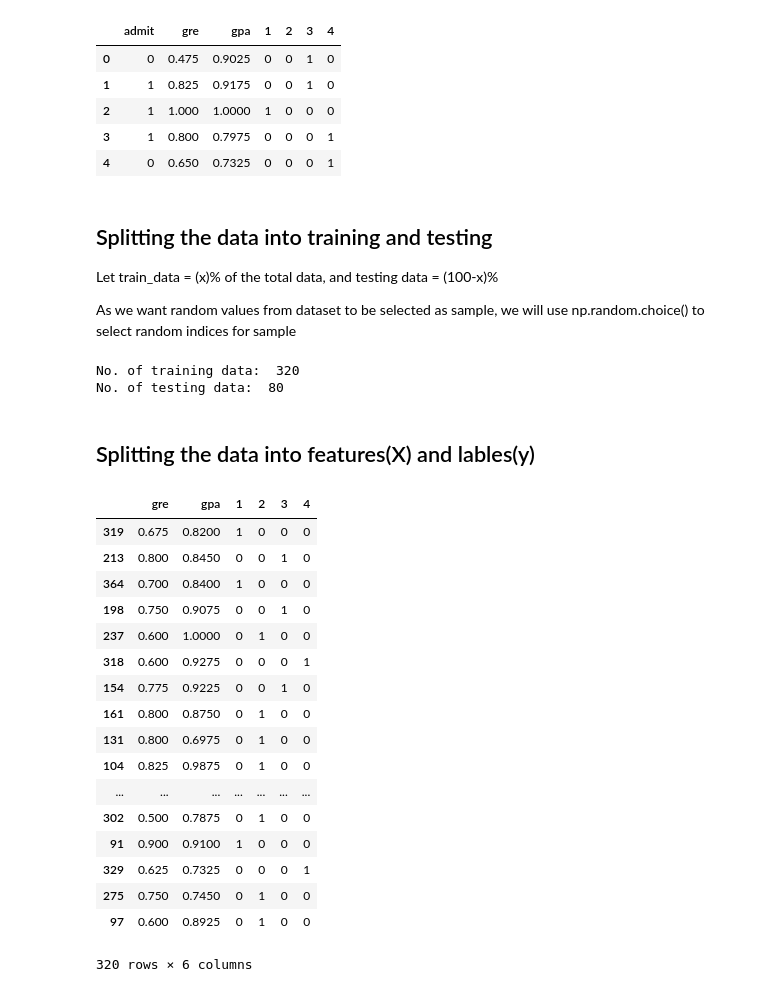
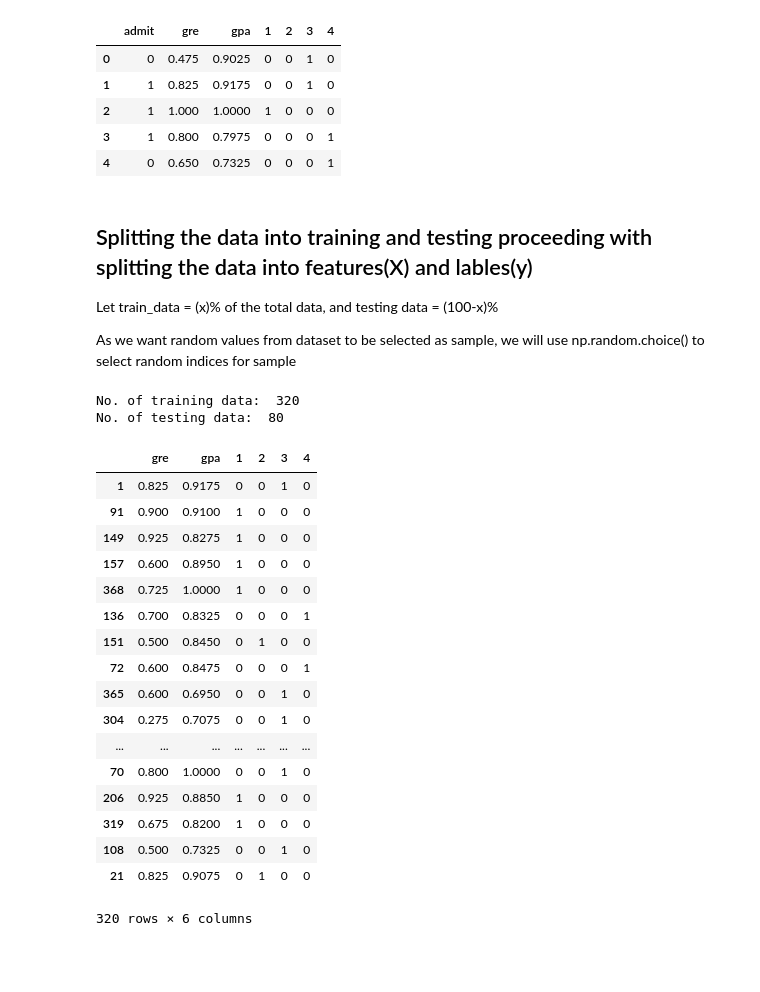
Before and after one commit to vipul02/DeepLearning, a Jupyter notebook: 2. Neural Networks/2. Gradient Descent/Student Admissions at UCLA.ipynb, the cells around one changed output. Saved outputs shown, nothing was run; the diff lists cells and outputs as text; code cells hidden in the pictures; blank space fills up the shorter version.

Commit message:
Combining both the splits

```diff
--- a/2. Neural Networks/2. Gradient Descent/Student Admissions at UCLA.ipynb
+++ b/2. Neural Networks/2. Gradient Descent/Student Admissions at UCLA.ipynb
@@ -107,47 +107,47 @@ processed_data.head()
 | 3 | 1 | 0.800 | 0.7975 | 0 | 0 | 0 | 1 |
 | 4 | 0 | 0.650 | 0.7325 | 0 | 0 | 0 | 1 |
 # %% [markdown]
-## Splitting the data into training and testing
+## Splitting the data into training and testing proceeding with splitting the data into features(X) and  lables(y)
 
 Let train_data = (x)% of the total data, and testing data = (100-x)%
 
 As we want random values from dataset to be selected as sample, we will use np.random.choice() to select random indices for sample
 # %%
-# >>>processed_data.index
-# RangeIndex(start=0, stop=400, step=1)
-sample = np.random.choice(processed_data.index, size=int(len(processed_data)*0.8), replace=False)
-train_data, test_data = processed_data.iloc[sample], processed_data.drop(sample)
+def train_test_split(data):
+    # >>>processed_data.index
+    # RangeIndex(start=0, stop=400, step=1)
+    sample = np.random.choice(data.index, size=int(len(data)*0.8), replace=False)
+    train_data, test_data = data.iloc[sample], data.drop(sample)
+    print('No. of training data: ', len(train_data))
+    print('No. of testing data: ', len(test_data))
+    return train_data, test_data
 
-print('No. of training data: ', len(train_data))
-print('No. of testing data: ', len(test_data))
+def feature_label_split(data, label_col):
+    train_data, test_data = train_test_split(data)
+    return train_data.drop([label_col], axis=1), train_data[label_col], test_data.drop([label_col], axis=1), test_data[label_col]
+
+features, labels, features_test, labels_test = feature_label_split(processed_data, 'admit')
 # %% [output]
 No. of training data:  320
 No. of testing data:  80
-# %% [markdown]
-## Splitting the data into features(X) and  lables(y)
-# %%
-def feature_label_split(train_data, test_data, label_col):
-    return train_data.drop([label_col], axis=1), train_data[label_col], test_data.drop([label_col], axis=1), test_data[label_col]
-
-features, labels, features_test, labels_test = feature_label_split(train_data, test_data, 'admit')
-# %%
-labe
-# %% [output]
-|  | gre | gpa | 1 | 2 | 3 | 4 |
-| 319 | 0.675 | 0.8200 | 1 | 0 | 0 | 0 |
-| 213 | 0.800 | 0.8450 | 0 | 0 | 1 | 0 |
-| 364 | 0.700 | 0.8400 | 1 | 0 | 0 | 0 |
-| 198 | 0.750 | 0.9075 | 0 | 0 | 1 | 0 |
-| 237 | 0.600 | 1.0000 | 0 | 1 | 0 | 0 |
-| 318 | 0.600 | 0.9275 | 0 | 0 | 0 | 1 |
-| 154 | 0.775 | 0.9225 | 0 | 0 | 1 | 0 |
-| 161 | 0.800 | 0.8750 | 0 | 1 | 0 | 0 |
-| 131 | 0.800 | 0.6975 | 0 | 1 | 0 | 0 |
-| 104 | 0.825 | 0.9875 | 0 | 1 | 0 | 0 |
-| ... | ... | ... | ... | ... | ... | ... |
-| 302 | 0.500 | 0.7875 | 0 | 1 | 0 | 0 |
-| 91 | 0.900 | 0.9100 | 1 | 0 | 0 | 0 |
-| 329 | 0.625 | 0.7325 | 0 | 0 | 0 | 1 |
-| 275 | 0.750 | 0.7450 | 0 | 1 | 0 | 0 |
-| 97 | 0.600 | 0.8925 | 0 | 1 | 0 | 0 |
-320 rows × 6 columns
+# %%
+features
+# %% [output]
+|  | gre | gpa | 1 | 2 | 3 | 4 |
+| 1 | 0.825 | 0.9175 | 0 | 0 | 1 | 0 |
+| 91 | 0.900 | 0.9100 | 1 | 0 | 0 | 0 |
+| 149 | 0.925 | 0.8275 | 1 | 0 | 0 | 0 |
+| 157 | 0.600 | 0.8950 | 1 | 0 | 0 | 0 |
+| 368 | 0.725 | 1.0000 | 1 | 0 | 0 | 0 |
+| 136 | 0.700 | 0.8325 | 0 | 0 | 0 | 1 |
+| 151 | 0.500 | 0.8450 | 0 | 1 | 0 | 0 |
+| 72 | 0.600 | 0.8475 | 0 | 0 | 0 | 1 |
+| 365 | 0.600 | 0.6950 | 0 | 0 | 1 | 0 |
+| 304 | 0.275 | 0.7075 | 0 | 0 | 1 | 0 |
+| ... | ... | ... | ... | ... | ... | ... |
+| 70 | 0.800 | 1.0000 | 0 | 0 | 1 | 0 |
+| 206 | 0.925 | 0.8850 | 1 | 0 | 0 | 0 |
+| 319 | 0.675 | 0.8200 | 1 | 0 | 0 | 0 |
+| 108 | 0.500 | 0.7325 | 0 | 0 | 1 | 0 |
+| 21 | 0.825 | 0.9075 | 0 | 1 | 0 | 0 |
+320 rows × 6 columns
```
